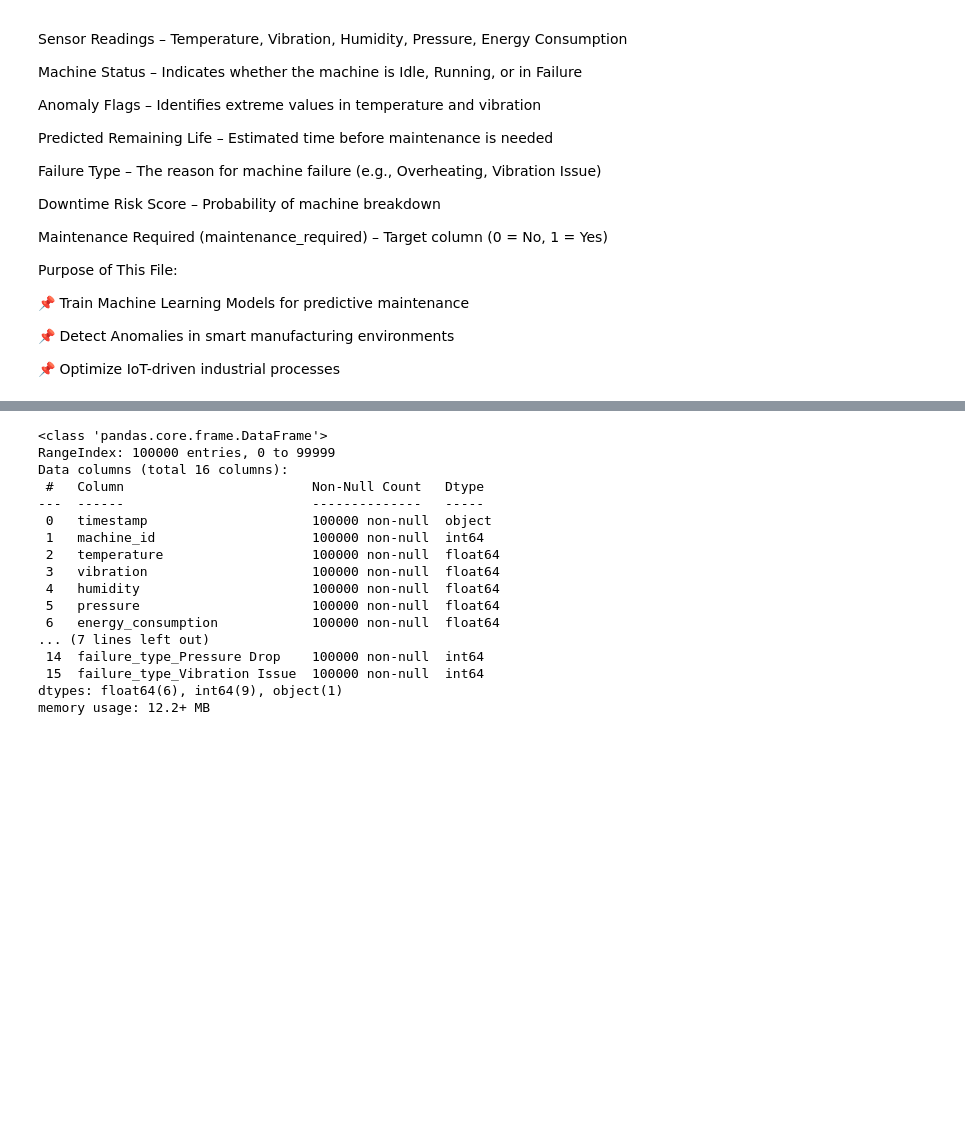
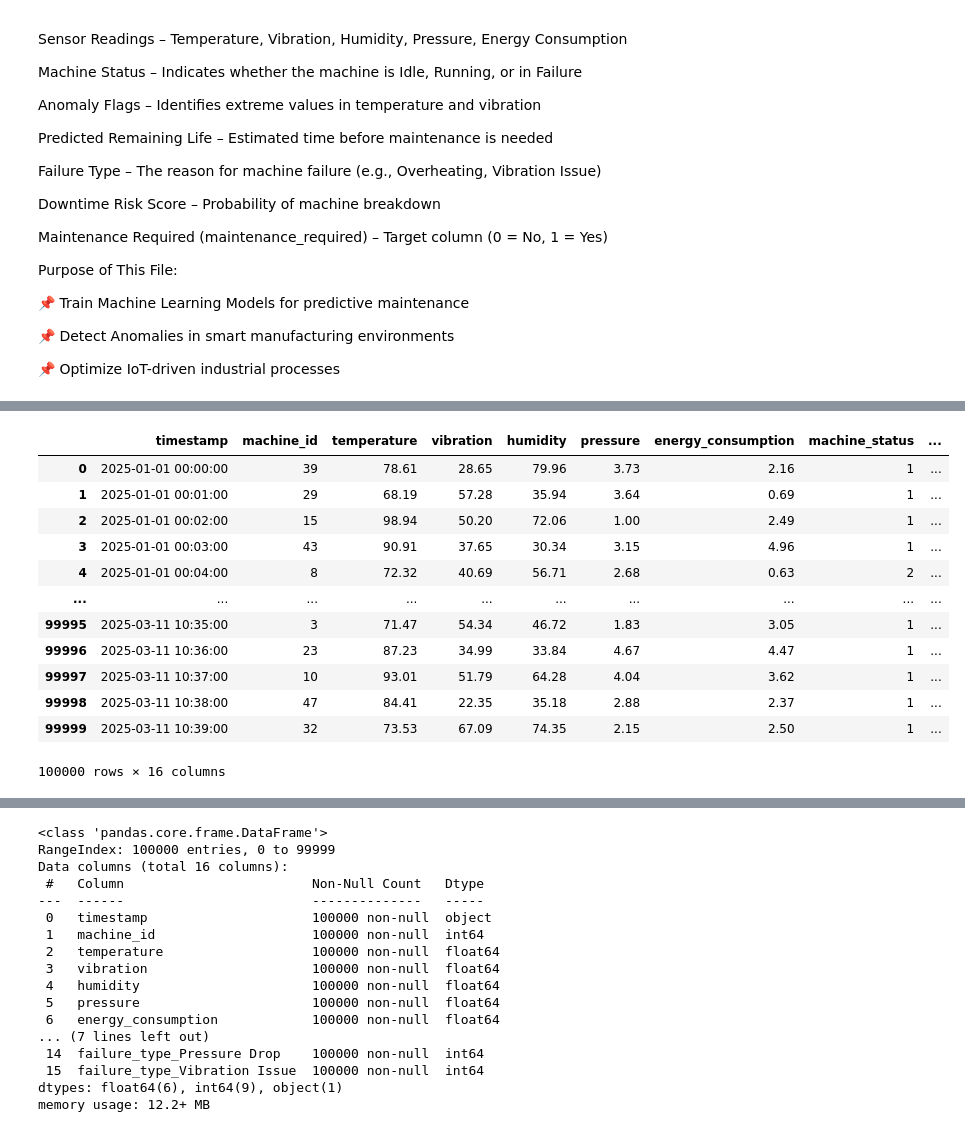
Before and after one commit to harshchamp/IOT_Sensor, a Jupyter notebook: Smart_Manufacturing_IoT.ipynb, the cells around one changed output, grey strips where cells are left out. Saved outputs shown, nothing was run; the diff lists cells and outputs as text; code cells hidden in the pictures; blank space fills up the shorter version.

```diff
--- a/Smart_Manufacturing_IoT.ipynb
+++ b/Smart_Manufacturing_IoT.ipynb
@@ -83,2 +82,18 @@ First 5 records:              timestamp  machine_id  temperature  vibration  hum
 # %%
 df = pd.get_dummies(df, columns= ['failure_type'], drop_first= True, dtype= int)
+# %%
+df
+# %% [output]
+|  | timestamp | machine_id | temperature | vibration | humidity | pressure | energy_consumption | machine_status | ... |
+| 0 | 2025-01-01 00:00:00 | 39 | 78.61 | 28.65 | 79.96 | 3.73 | 2.16 | 1 | ... |
+| 1 | 2025-01-01 00:01:00 | 29 | 68.19 | 57.28 | 35.94 | 3.64 | 0.69 | 1 | ... |
+| 2 | 2025-01-01 00:02:00 | 15 | 98.94 | 50.20 | 72.06 | 1.00 | 2.49 | 1 | ... |
+| 3 | 2025-01-01 00:03:00 | 43 | 90.91 | 37.65 | 30.34 | 3.15 | 4.96 | 1 | ... |
+| 4 | 2025-01-01 00:04:00 | 8 | 72.32 | 40.69 | 56.71 | 2.68 | 0.63 | 2 | ... |
+| ... | ... | ... | ... | ... | ... | ... | ... | ... | ... |
+| 99995 | 2025-03-11 10:35:00 | 3 | 71.47 | 54.34 | 46.72 | 1.83 | 3.05 | 1 | ... |
+| 99996 | 2025-03-11 10:36:00 | 23 | 87.23 | 34.99 | 33.84 | 4.67 | 4.47 | 1 | ... |
+| 99997 | 2025-03-11 10:37:00 | 10 | 93.01 | 51.79 | 64.28 | 4.04 | 3.62 | 1 | ... |
+| 99998 | 2025-03-11 10:38:00 | 47 | 84.41 | 22.35 | 35.18 | 2.88 | 2.37 | 1 | ... |
+| 99999 | 2025-03-11 10:39:00 | 32 | 73.53 | 67.09 | 74.35 | 2.15 | 2.50 | 1 | ... |
+100000 rows × 16 columns
```
Also changed, not shown: parts of 6 cells of this notebook.
